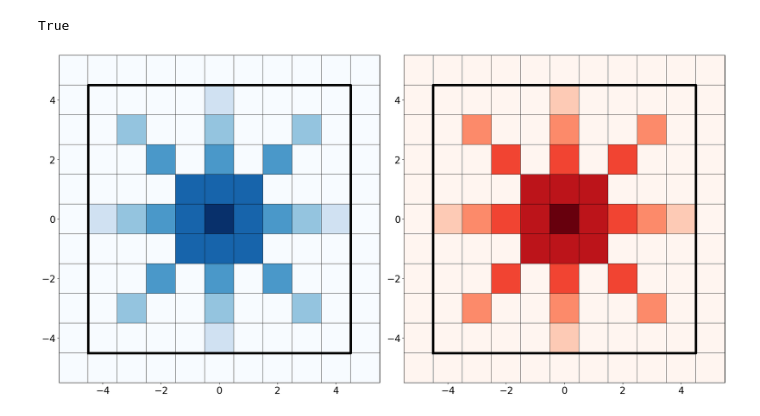
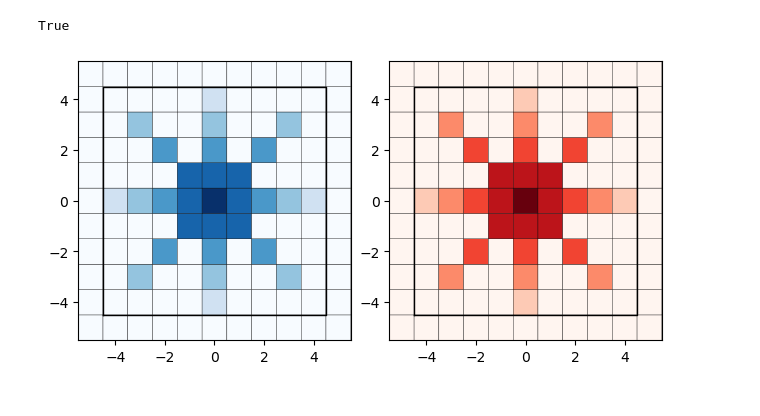
Before and after one commit to EirikKvamme/MScEirik, a Jupyter notebook: EddyDetection/Structure.ipynb, the cells around one changed output. Cells and saved outputs as stored; diff of their text form; code cells hidden in the pictures.

```diff
--- a/EddyDetection/Structure.ipynb
+++ b/EddyDetection/Structure.ipynb
@@ -39,20 +39,22 @@ array([[0., 0., 0., 0., 0., 0., 0., 0., 0., 0., 0.],
 11
 True
 # %%
-fig, (ax1,ax2) = plt.subplots(1,2,figsize=(20,10),layout='constrained')
-ax1.pcolor(axs,axs,grid,cmap='Blues',edgecolor='black',linewidth=0.5)
-ax2.pcolor(axs,axs,grid,cmap='Reds',edgecolor='black',linewidth=0.5)
+fig, (ax1,ax2) = plt.subplots(1,2,figsize=(6.2217, 6.2217/2),layout='constrained')
+ax1.pcolor(axs,axs,grid,cmap='Blues',edgecolor='black',linewidth=0.25)
+ax2.pcolor(axs,axs,grid,cmap='Reds',edgecolor='black',linewidth=0.25)
 
-ax1.plot([-4.5,4.5,4.5,-4.5,-4.5],[-4.5,-4.5,4.5,4.5,-4.5],color='black',linewidth=5)
-ax2.plot([-4.5,4.5,4.5,-4.5,-4.5],[-4.5,-4.5,4.5,4.5,-4.5],color='black',linewidth=5)
+ax1.plot([-4.5,4.5,4.5,-4.5,-4.5],[-4.5,-4.5,4.5,4.5,-4.5],color='black',linewidth=1)
+ax2.plot([-4.5,4.5,4.5,-4.5,-4.5],[-4.5,-4.5,4.5,4.5,-4.5],color='black',linewidth=1)
 
 # Set the tick label font size
-ax1.tick_params(axis='x', labelsize=20)
-ax1.tick_params(axis='y', labelsize=20)
+ax1.tick_params(axis='x', labelsize=10)
+ax1.tick_params(axis='y', labelsize=10)
 # Set the tick label font size
-ax2.tick_params(axis='x', labelsize=20)
-ax2.tick_params(axis='y', labelsize=20)
+ax2.tick_params(axis='x', labelsize=10)
+ax2.tick_params(axis='y', labelsize=10)
 
-plt.savefig(r'C:\Users\eirik\Master\Figures\Structure_searchgrid',transparent=True)
+fig.savefig(r'C:\Users\eirik\Master\Figures\Structure_searchgrid',dpi=300, facecolor='w', edgecolor='w',
+          orientation='landscape', format=None,
+          transparent=False, bbox_inches=None,pad_inches=0.25)
 # %% [output]
-[figure, old version]
+[figure, new version]
```
Also changed, not shown: 1 other file.
